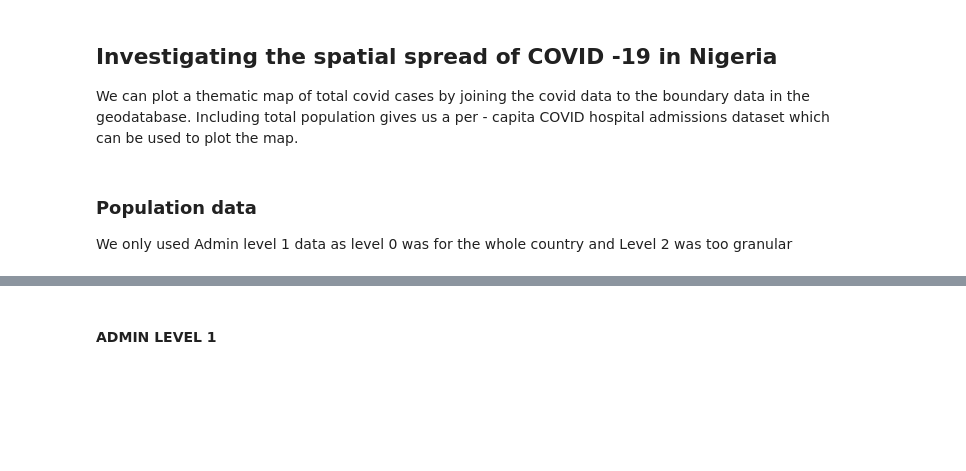
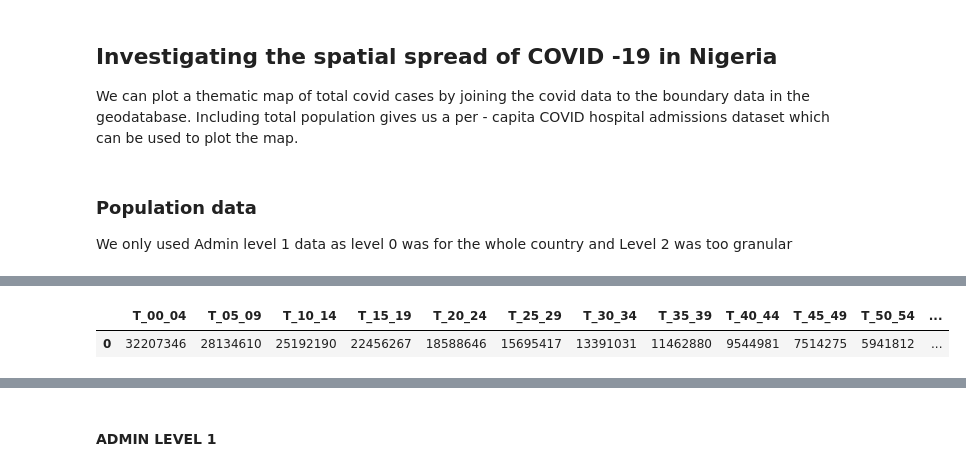
Before and after one commit to stevecrawshaw/hackathon, a Jupyter notebook: Copy_of_hackathon_eda_sc_1.ipynb, the cells around one changed output, grey strips where cells are left out. Cells and saved outputs as stored; diff of their text form; code cells hidden in the pictures; blank space fills up the shorter version.

```diff
--- a/Copy_of_hackathon_eda_sc_1.ipynb
+++ b/Copy_of_hackathon_eda_sc_1.ipynb
@@ -158,0 +167,5 @@ nga_adm1_2020_df_raw = pd.read_csv('https://data.humdata.org/dataset/a7c3de5e-ff
+# %%
+admcols
+# %% [output]
+|  | T_00_04 | T_05_09 | T_10_14 | T_15_19 | T_20_24 | T_25_29 | T_30_34 | T_35_39 | T_40_44 | T_45_49 | T_50_54 | ... |
+| 0 | 32207346 | 28134610 | 25192190 | 22456267 | 18588646 | 15695417 | 13391031 | 11462880 | 9544981 | 7514275 | 5941812 | ... |
```
Also changed, not shown: parts of 45 cells of this notebook.
